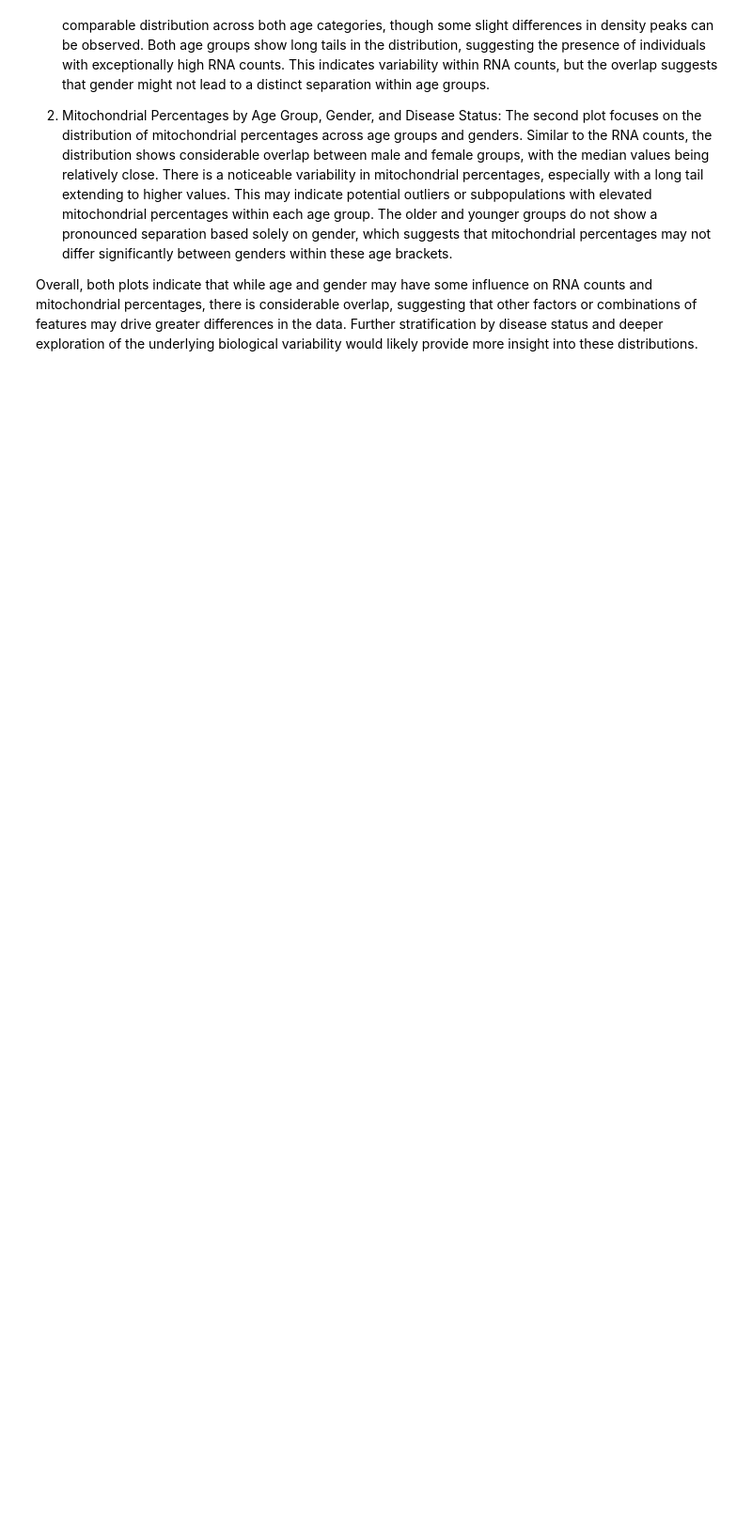
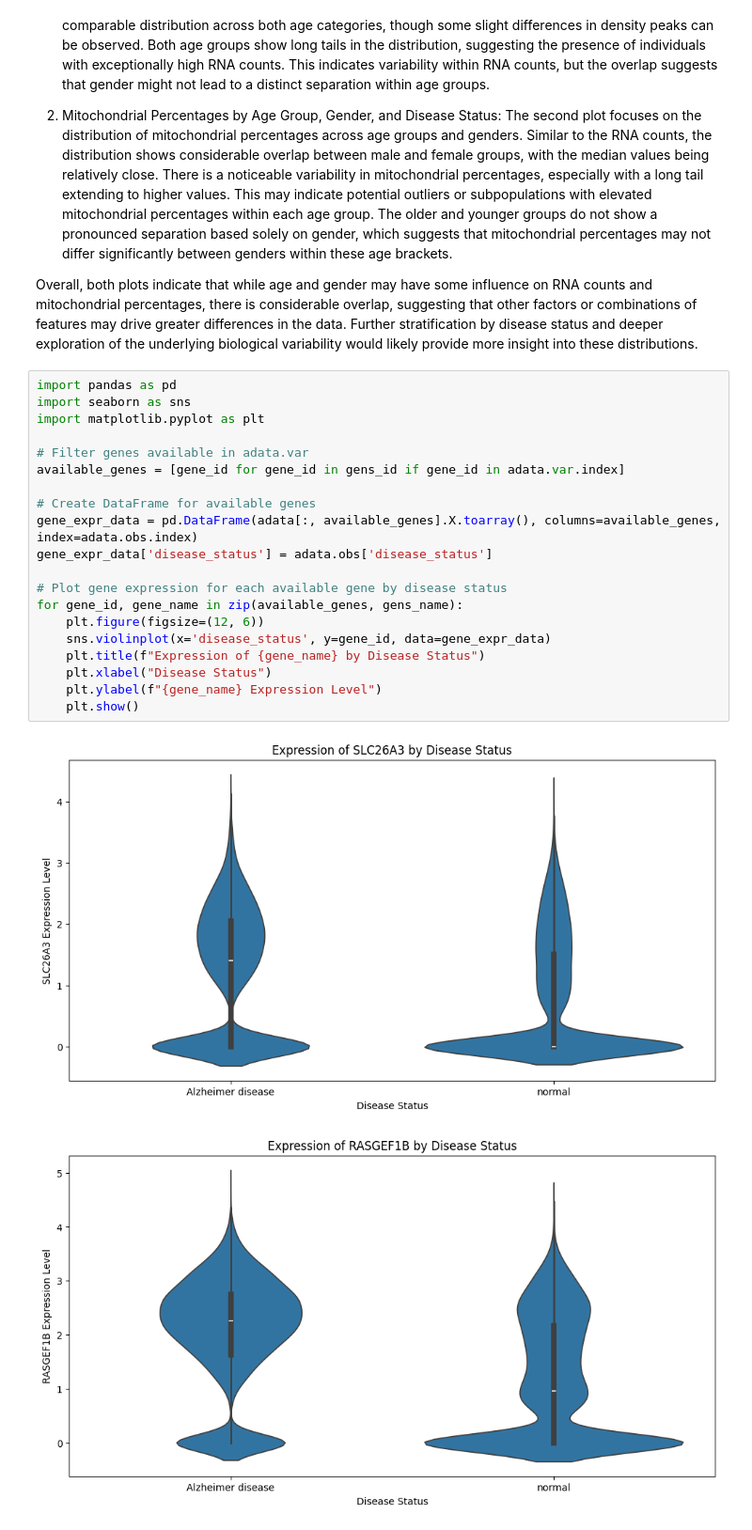
Before and after one commit to chizhang9135/CMU_FALL24_SEM_TEAM, a Jupyter notebook: Project_Sprint_1_Agile_Sprint_Process_&_Project_Implementation.ipynb, the cells around one changed output. Shown at 94% size. Saved outputs shown, nothing was run; the diff lists cells and outputs as text; blank space fills up the shorter version.

```diff
--- a/Project_Sprint_1_Agile_Sprint_Process_&_Project_Implementation.ipynb
+++ b/Project_Sprint_1_Agile_Sprint_Process_&_Project_Implementation.ipynb
@@ -165,3 +165,26 @@ The first plot shows the distribution of RNA counts across two age groups, “ol
 The second plot focuses on the distribution of mitochondrial percentages across age groups and genders. Similar to the RNA counts, the distribution shows considerable overlap between male and female groups, with the median values being relatively close. There is a noticeable variability in mitochondrial percentages, especially with a long tail extending to higher values. This may indicate potential outliers or subpopulations with elevated mitochondrial percentages within each age group. The older and younger groups do not show a pronounced separation based solely on gender, which suggests that mitochondrial percentages may not differ significantly between genders within these age brackets.
 
 Overall, both plots indicate that while age and gender may have some influence on RNA counts and mitochondrial percentages, there is considerable overlap, suggesting that other factors or combinations of features may drive greater differences in the data. Further stratification by disease status and deeper exploration of the underlying biological variability would likely provide more insight into these distributions.
+# %%
+import pandas as pd
+import seaborn as sns
+import matplotlib.pyplot as plt
+
+# Filter genes available in adata.var
+available_genes = [gene_id for gene_id in gens_id if gene_id in adata.var.index]
+
+# Create DataFrame for available genes
+gene_expr_data = pd.DataFrame(adata[:, available_genes].X.toarray(), columns=available_genes, index=adata.obs.index)
+gene_expr_data['disease_status'] = adata.obs['disease_status']
+
+# Plot gene expression for each available gene by disease status
+for gene_id, gene_name in zip(available_genes, gens_name):
+    plt.figure(figsize=(12, 6))
+    sns.violinplot(x='disease_status', y=gene_id, data=gene_expr_data)
+    plt.title(f"Expression of {gene_name} by Disease Status")
+    plt.xlabel("Disease Status")
+    plt.ylabel(f"{gene_name} Expression Level")
+    plt.show()
+# %% [output]
+[figure, added]
+[figure, added]
```
Also changed, not shown: parts of 4 cells of this notebook.
